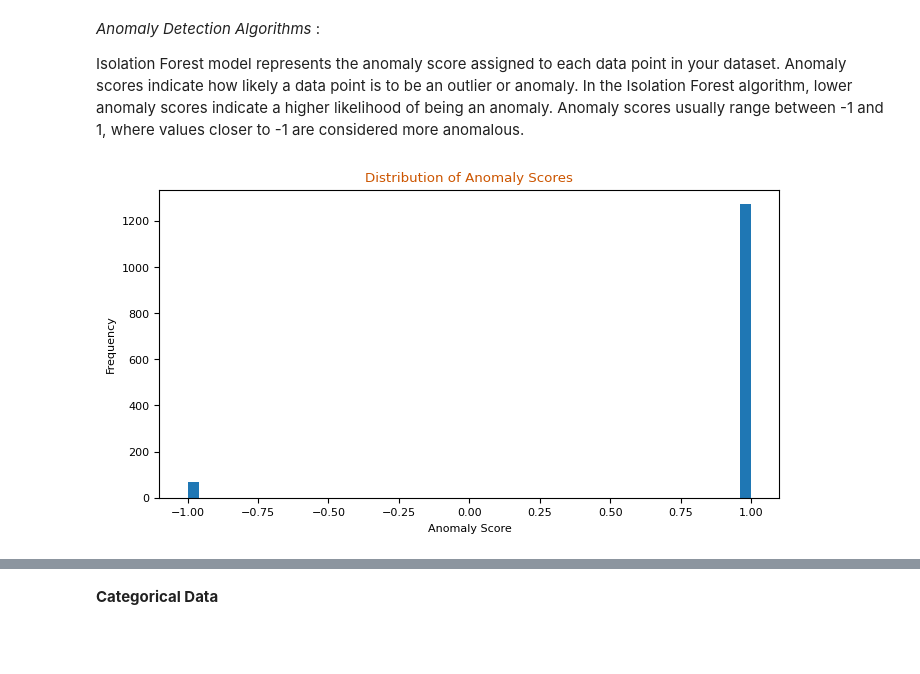
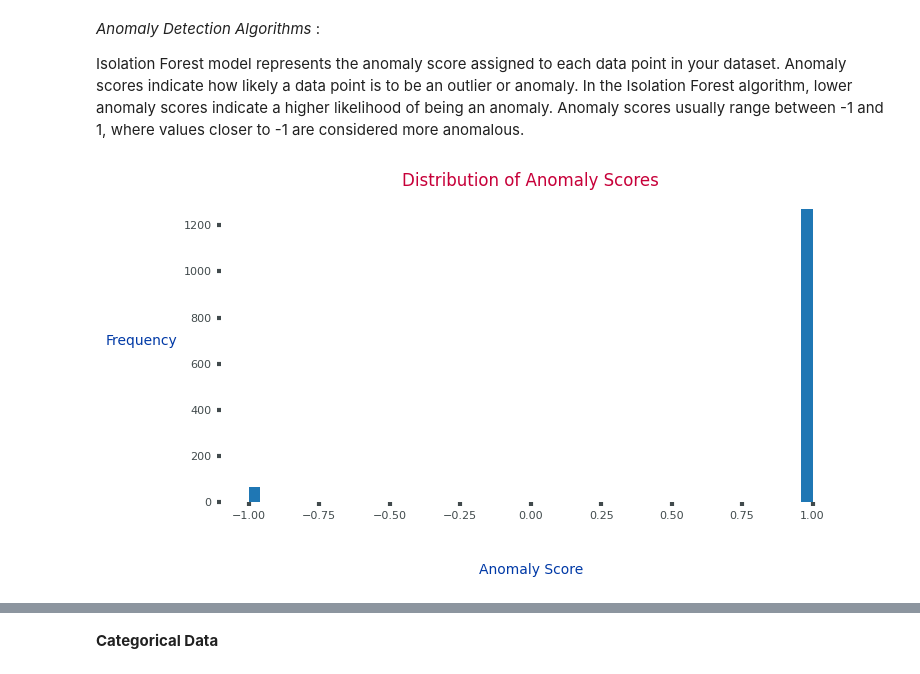
Before and after one commit to MohammedNasserAhmed/MHIP, a Jupyter notebook: MHIP.ipynb, the cells around one changed output, grey strips where cells are left out. Cells and saved outputs as stored; diff of their text form; code cells hidden in the pictures; blank space fills up the shorter version.

```diff
--- a/MHIP.ipynb
+++ b/MHIP.ipynb
@@ -505,12 +536,14 @@ fig.show()
 # %%
 #regression plot to understand the relationship between the bmi and charges considering
-g = sns.lmplot(x = "bmi", y = "charges", row = "sex", col = "region", hue = 'smoker', data = df, palette=pal)
-g.fig.suptitle(f'Regression Plot of Charges Vs. BMI considering (Hue : Smoker)', fontsize=20, color ="#CC5500",  y=1.1)
+plt.rcParams['font.size'] = 11
+plt.rcParams['text.color'] = "#414A4C"
+g = sns.lmplot(x = "bmi", y = "charges", row = "sex", col = "region", hue = 'smoker', data = df, palette="Set1")
+g.fig.suptitle(f'Regression Plot of Charges Vs. BMI considering (Hue : Smoker)', fontsize=20, color ="#C70039",  y=1.1)
 
 for ax in g.axes.flat:
     ax.spines['left'].set_visible(False)
     ax.spines['bottom'].set_visible(False)
-    ax.set_ylabel("charges", fontsize=14, rotation=360, labelpad=30, color = "#0039A6")
+    ax.set_ylabel("charges", fontsize=14, rotation=360, labelpad=40, color = "#0039A6")
     ax.set_xlabel('BMI', fontsize=14, rotation=360, labelpad=30, color = "#0039A6")
     ax.tick_params(axis='x', colors='#414A4C',length=3, width=3, labelsize=12)
     ax.tick_params(axis='y', colors='#414A4C', length=3, width=3, labelsize=12)
@@ -581,7 +607,11 @@ charges     0
 # %%
-# DUBLICATED data
+# Detect dublicated data
 dups = df.duplicated()
 print(dups.any())
-print(df[dups])
+Display(df[dups], index=True)
+
+# drop the dublicated observations
+df = df.drop(581, axis=0)
+df = df.reset_index(drop=True)
 # %% [output]
 True
@@ -633,22 +628,28 @@ def get_dummies(data):
 # %%
-iso_ds = df.copy()
+iso_ds = df.drop('region', axis=1).copy()
 
 iso_ds = get_dummies(iso_ds)
 
 iso_forest = IsolationForest(contamination=0.05)
 anomaly_scores = iso_forest.fit_predict(iso_ds)
 
 # Convert anomaly_scores to a Series
 anomaly_scores_series = pd.Series(anomaly_scores, index=df.index)
 
 # Filter out anomalies (rows with negative anomaly scores)
 filtered_df = df[anomaly_scores_series >= 0]
 filtered_df = filtered_df.reset_index(drop=True)
 
 plt.hist(anomaly_scores, bins=50)
-plt.xlabel('Anomaly Score')
-plt.ylabel('Frequency')
-plt.title('Distribution of Anomaly Scores')
+ax=plt.gca()
+for spine in ax.spines.values():
+    spine.set_linewidth(0)
+ax.set_ylabel('Frequency', fontsize=10, rotation=360, labelpad=30, color = "#0039A6")
+ax.set_xlabel('Anomaly Score', fontsize=10, rotation=0, labelpad=30, color = "#0039A6")
+ax.tick_params(axis='x', colors='#414A4C',length=3, width=3, labelsize=8)  # Set the color of the x-axis tick marks and labels
+ax.tick_params(axis='y', colors='#414A4C', length=3, width=3, labelsize=8)
+
+plt.title('Distribution of Anomaly Scores', fontsize=12, color ="#C70039")
 plt.show()
 # %% [output]
-[figure, old version]
+[figure, new version]
```
Also changed, not shown: parts of 81 cells of this notebook.
